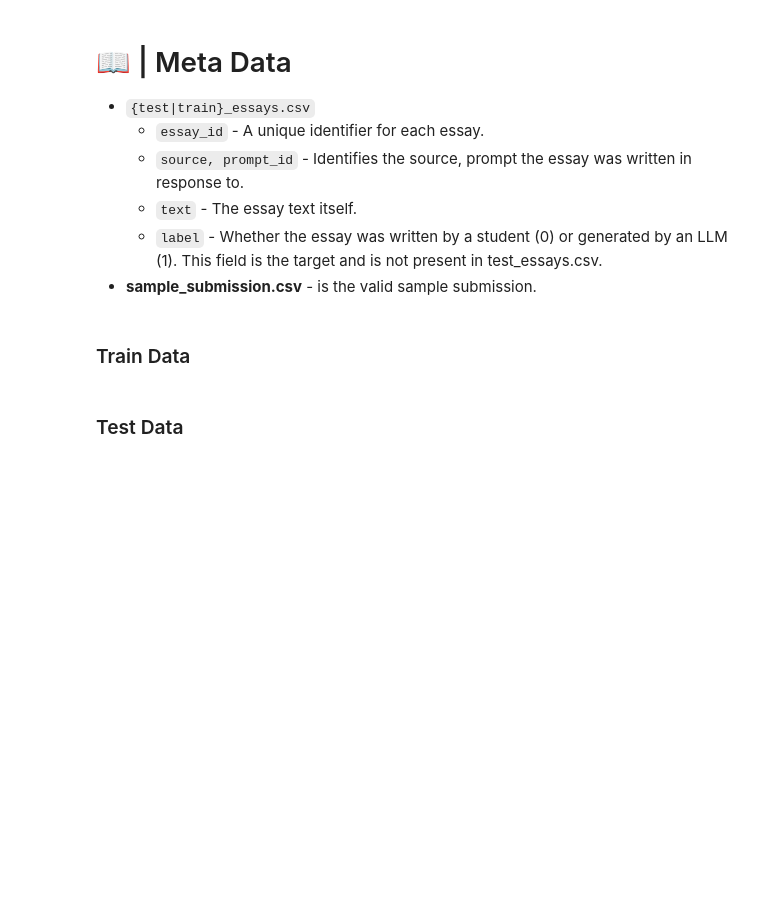
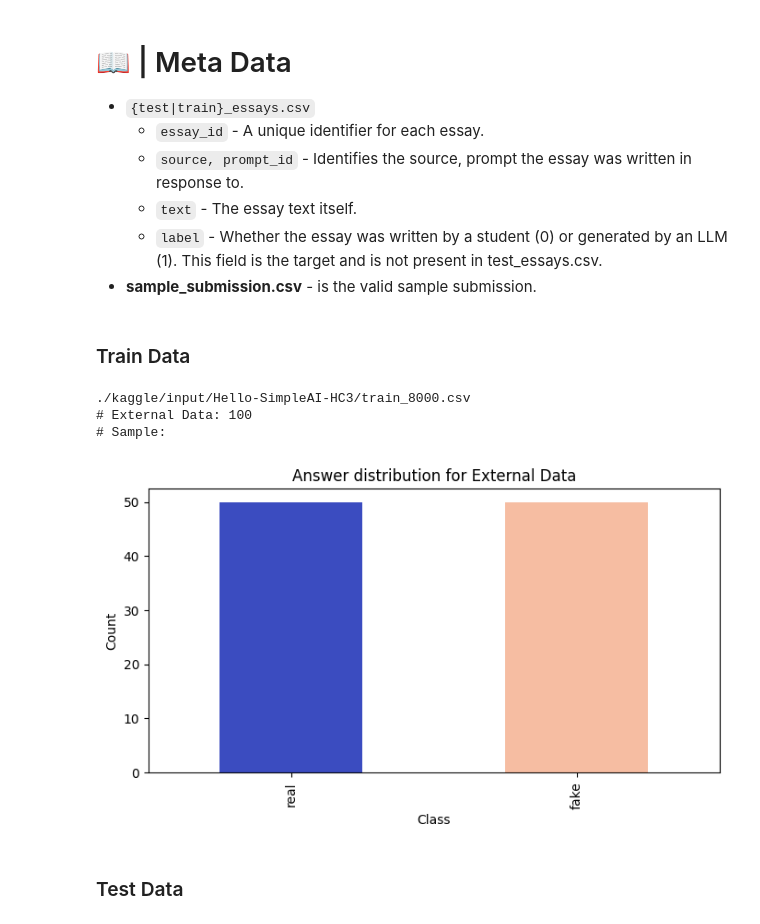
Before and after one commit to dinleo/Kaggle, a Jupyter notebook: llm-detect-ai-generated-text/Main.ipynb, the cells around one changed output. Saved outputs shown, nothing was run; the diff lists cells and outputs as text; code cells hidden in the pictures; blank space fills up the shorter version.

```diff
--- a/llm-detect-ai-generated-text/Main.ipynb
+++ b/llm-detect-ai-generated-text/Main.ipynb
@@ -279,11 +301,16 @@ def show_df(org_df):
 ### Train Data
 # %%
 if CFG.TRAIN:
-    print(CFG.TRAIN_DATA_PATH)
-    train_df = make_df(CFG.TRAIN_DATA_PATH, CFG.train_att, CFG.num_of_train, CFG.label2name)
+    print(CFG.DATA_TRAIN_PATH)
+    train_df = make_df(CFG.DATA_TRAIN_PATH, CFG.train_att, CFG.num_of_train, CFG.label2name)
     show_df(train_df)
     train_df.head(5)
     valid_df = None
+# %% [output]
+./kaggle/input/Hello-SimpleAI-HC3/train_8000.csv
+# External Data: 100
+# Sample:
+[figure, added]
 # %% [markdown]
 ### Test Data
 # %%
```
Also changed, not shown: parts of 22 cells of this notebook, 3 other files.
